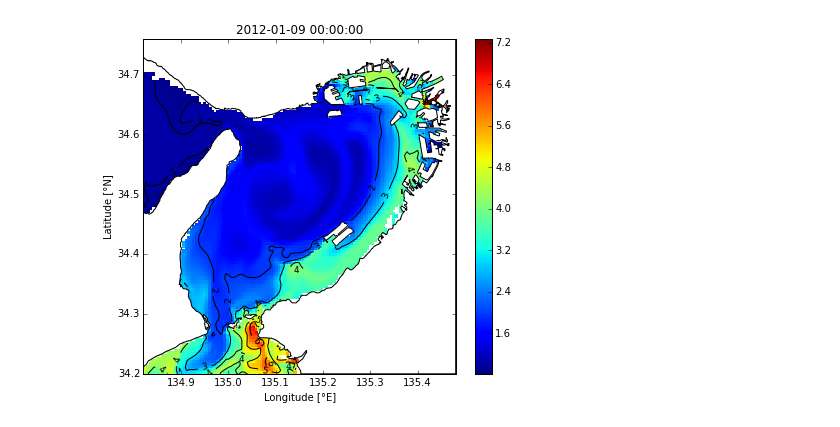
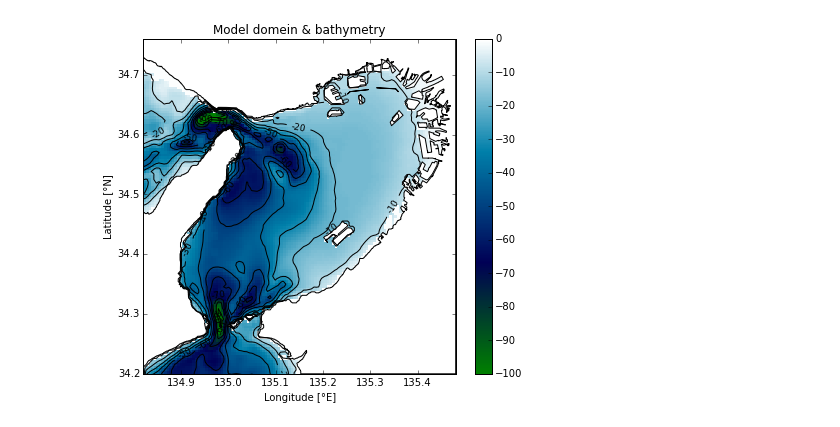
Before and after one commit to okadate/notebook, a Jupyter notebook: romspy/hview_grid.ipynb, the cells around one changed output. Drawn from its saved outputs; the diff is of its cells as text; code cells hidden in the pictures.

```diff
--- a/romspy/hview_grid.ipynb
+++ b/romspy/hview_grid.ipynb
@@ -12,8 +1,16 @@ import romspy
 # %%
-time = dt.datetime(2012, 1, 9, 0)
-ncfile = '/Users/teruhisa/mnt/apps/OB500_fennelP/NL04/ob500_rst.nc'
+%matplotlib inline
+
+import datetime as dt
+import numpy as np
+import matplotlib.pyplot as plt
+
+import romspy
+
+ncfile = '/Users/teruhisa/Dropbox/Data/ob500_grd-8.nc'
 mapfile = '/Users/teruhisa/Dropbox/Data/deg_OsakaBayMap_okada.bln'
 
 fig, ax = plt.subplots(1,1,figsize=[7,6])
-ax = romspy.hview(ncfile, 'LdetritusN', time, 20, mapfile=mapfile)#, interval=np.arange(0,0.1,10))
+ax = romspy.hview(ncfile, 'h', mapfile=mapfile, cmap='ocean', cff=-1, interval=np.arange(-100,1,10))
+plt.savefig('/Users/teruhisa/Dropbox/Data/ob500_grd-8.png', bbox_inches='tight', dpi=300)
 # %% [output]
@@ -22 +18 @@ ax = romspy.hview(ncfile, 'LdetritusN', time, 20, mapfile=mapfile)#, interval=np
-[figure, old version]
+[figure, new version]
```
Also changed, not shown: parts of 6 cells of this notebook, 13 other files.
